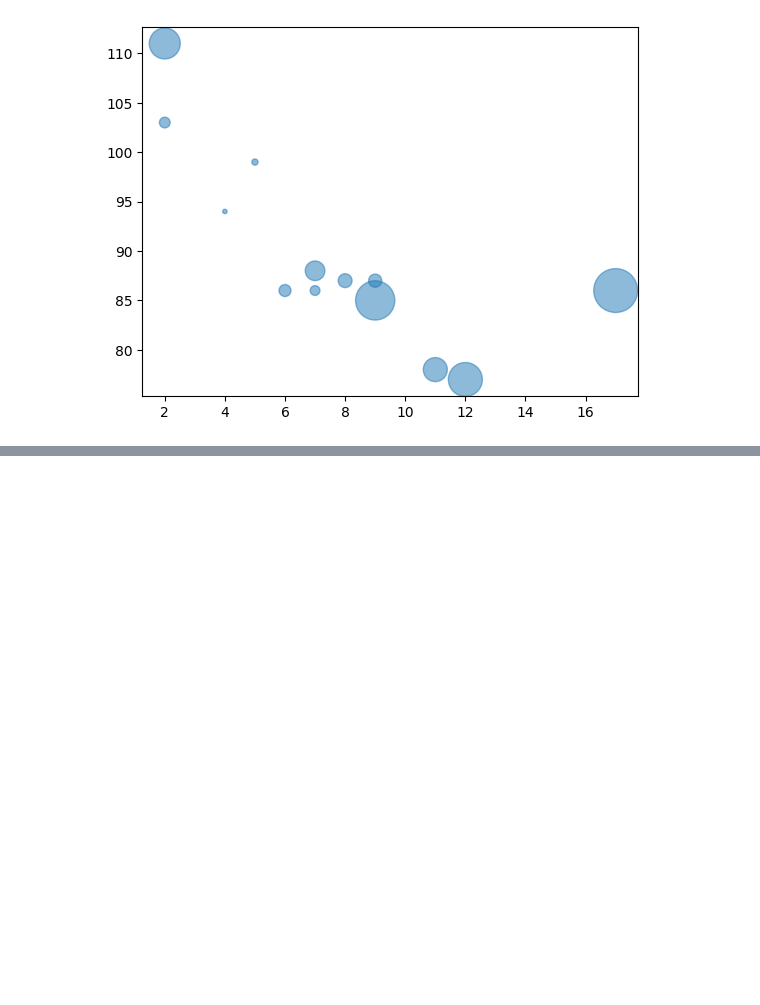
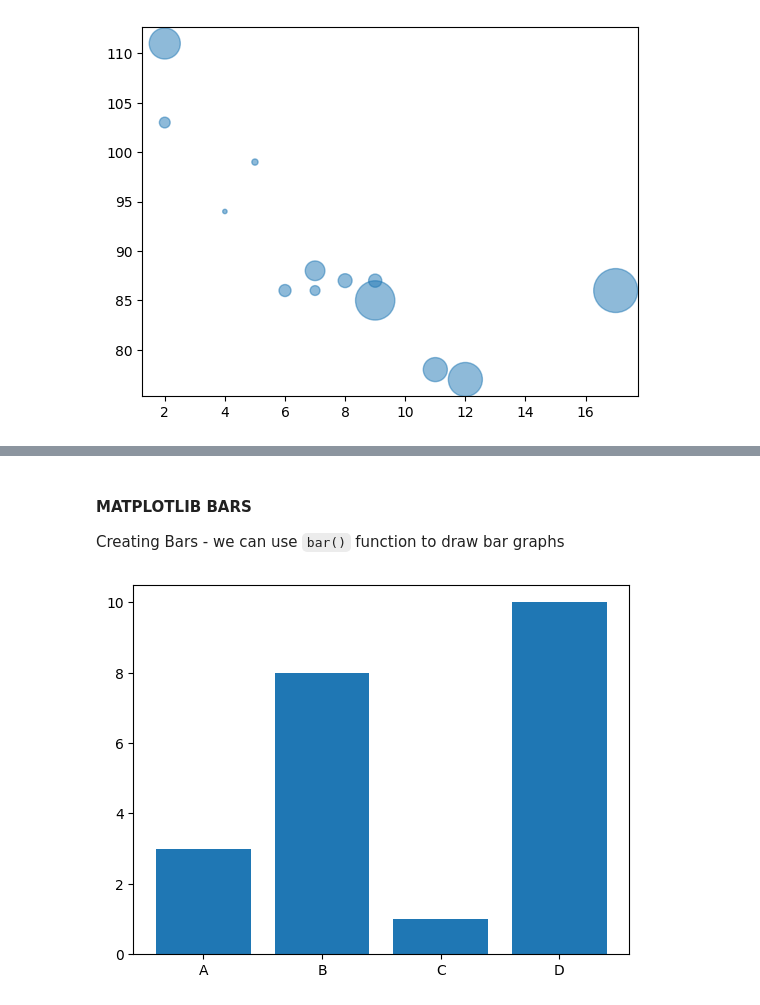
Before and after one commit to Dhanraj-SH/Learning_python, a Jupyter notebook: Mathplotlib/mathplotlib.ipynb, the cells around one changed output, grey strips where cells are left out. Saved outputs shown, nothing was run; the diff lists cells and outputs as text; code cells hidden in the pictures; blank space fills up the shorter version.

Commit message:
Got an basic overview on the matplotlib library

```diff
--- a/Mathplotlib/mathplotlib.ipynb
+++ b/Mathplotlib/mathplotlib.ipynb
@@ -750,0 +751,12 @@ plt.show()
+# %% [markdown]
+#### MATPLOTLIB BARS
+
+Creating Bars - we can use `bar()` function to draw bar graphs
+# %%
+x = np.array(["A", "B", "C", "D"])
+y = np.array([3, 8, 1, 10])
+
+plt.bar(x,y)
+plt.show()
+# %% [output]
+[figure, added]
```
Also changed, not shown: parts of 17 cells of this notebook.
